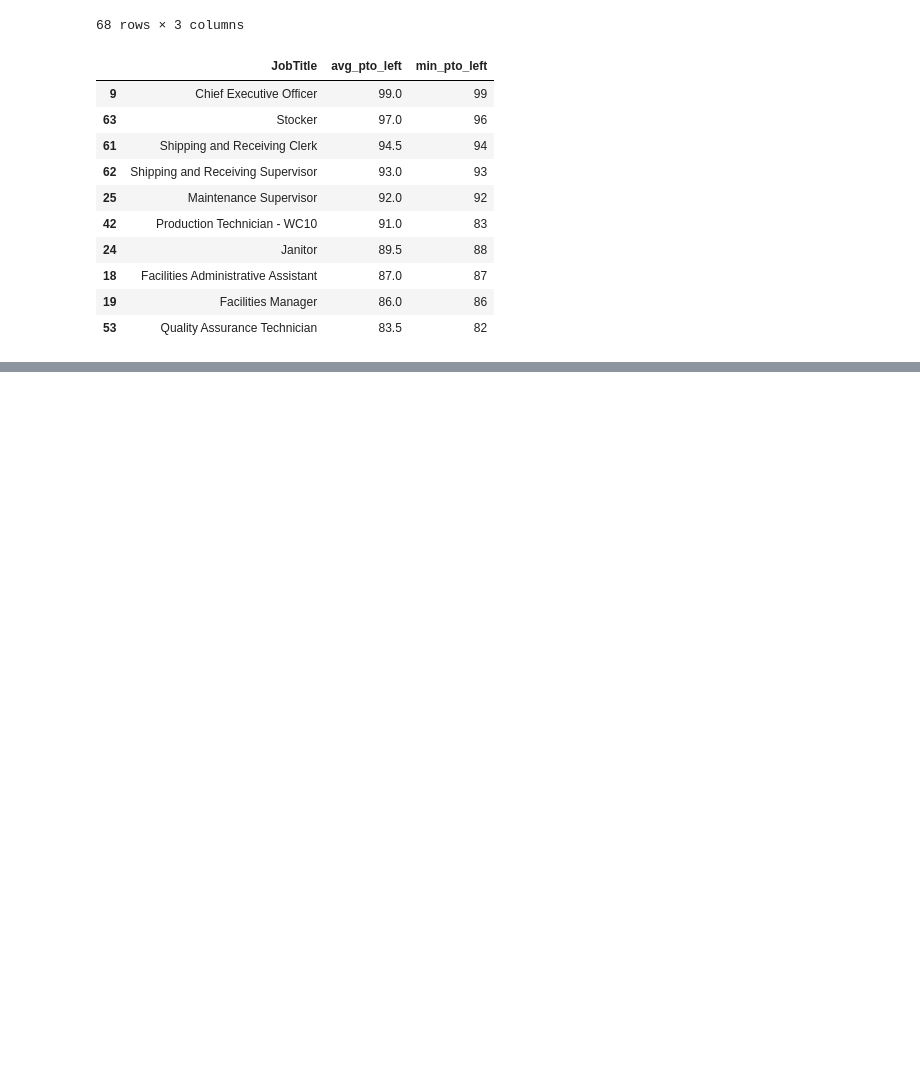
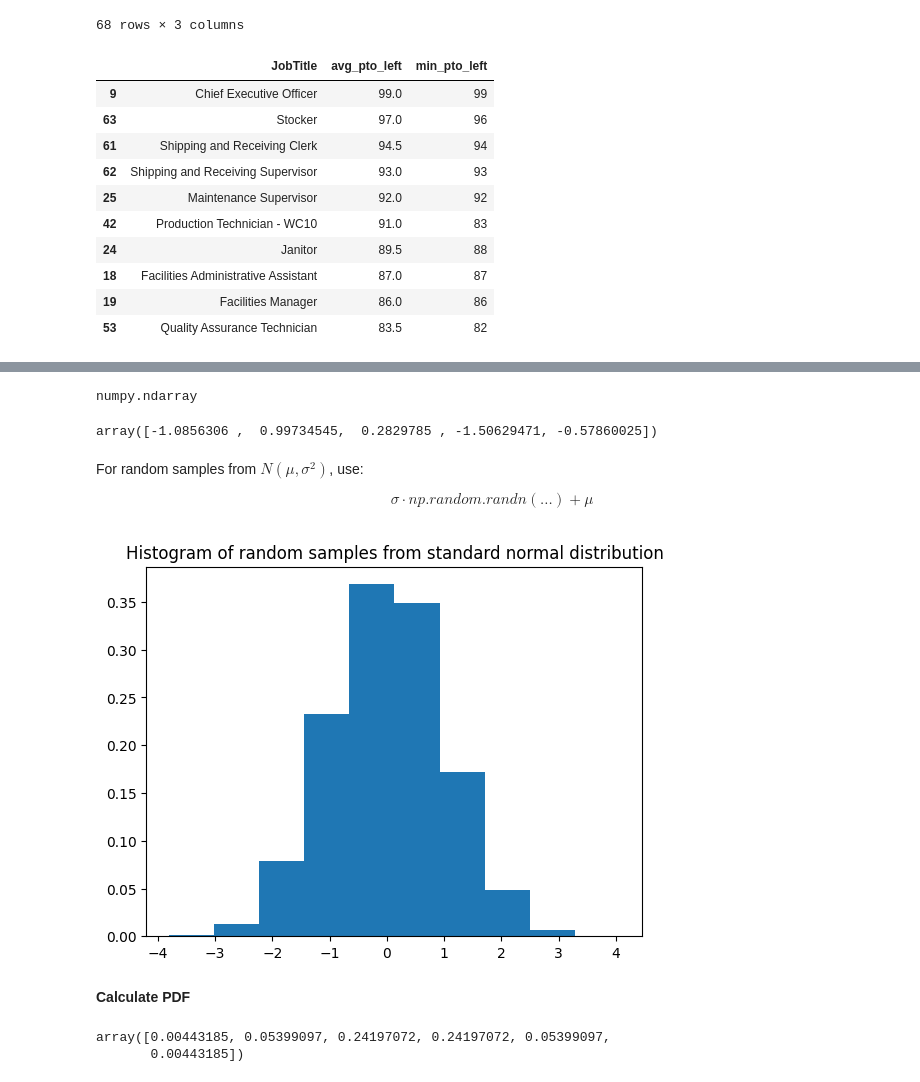
Before and after one commit to xiangshiyin/data-programming-with-python, a Jupyter notebook: 2023-fall/2023-10-03/notebook/code_demo.ipynb, the cells around one changed output, grey strips where cells are left out. Drawn from its saved outputs; the diff is of its cells as text; code cells hidden in the pictures; blank space fills up the shorter version.

```diff
--- a/2023-fall/2023-10-03/notebook/code_demo.ipynb
+++ b/2023-fall/2023-10-03/notebook/code_demo.ipynb
@@ -554,0 +902,4 @@ output.sort_values(by=['avg_pto_left'], ascending=False).head(10)
+# %%
+type(rvs)
+# %% [output]
+numpy.ndarray
@@ -554,0 +908,9 @@ output.sort_values(by=['avg_pto_left'], ascending=False).head(10)
+# %%
+np.random.seed(123)
+np.random.randn(5) # Return a sample (or samples) from the "standard normal" distribution.
+# %% [output]
+array([-1.0856306 ,  0.99734545,  0.2829785 , -1.50629471, -0.57860025])
+# %% [markdown]
+For random samples from $N(\mu, \sigma^2)$, use:
+
+$$\sigma \cdot np.random.randn(...) + \mu$$
@@ -554,0 +919,14 @@ output.sort_values(by=['avg_pto_left'], ascending=False).head(10)
+# %%
+# plt.hist(np.random.randn(10000))
+plt.hist(np.random.randn(10000),density=True)
+plt.title('Histogram of random samples from standard normal distribution')
+plt.show()
+# %% [output]
+[figure, added]
+# %% [markdown]
+**Calculate PDF**
+# %%
+stats.norm.pdf(x=[-3,-2,-1,1,2,3],loc=0,scale=1)
+# %% [output]
+array([0.00443185, 0.05399097, 0.24197072, 0.24197072, 0.05399097,
+       0.00443185])
```
Also changed, not shown: parts of 104 cells of this notebook, 2 other files.
